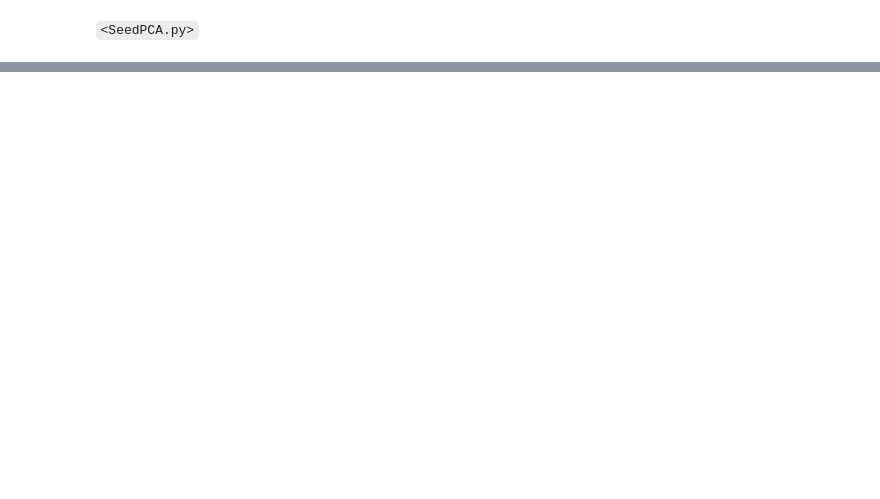
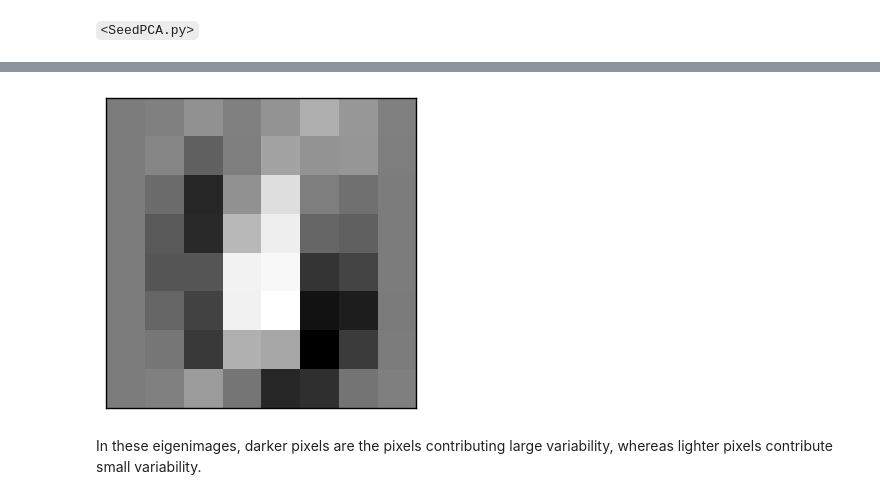
Before and after one commit to sathayas/JupyterAnalyticsSpring2018, a Jupyter notebook: PCA.ipynb, the cells around one changed output, grey strips where cells are left out. Saved outputs shown, nothing was run; the diff lists cells and outputs as text; code cells hidden in the pictures; blank space fills up the shorter version.

```diff
--- a/PCA.ipynb
+++ b/PCA.ipynb
@@ -195,0 +370,11 @@ plt.show()
+# %%
+# PC2 eigenimage
+plt.imshow(digitsPCA.components_[1,:].reshape([8,8]),cmap=plt.cm.gray_r,
+           interpolation='nearest')
+plt.xticks(())
+plt.yticks(())
+plt.show()
+# %% [output]
+[figure, added]
+# %% [markdown]
+In these eigenimages, darker pixels are the pixels contributing large variability, whereas lighter pixels contribute small variability.
```
Also changed, not shown: parts of 36 cells of this notebook.
